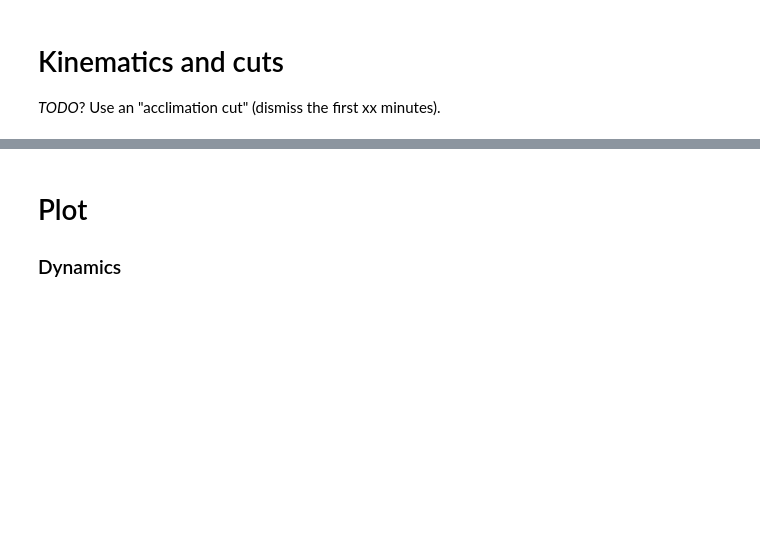
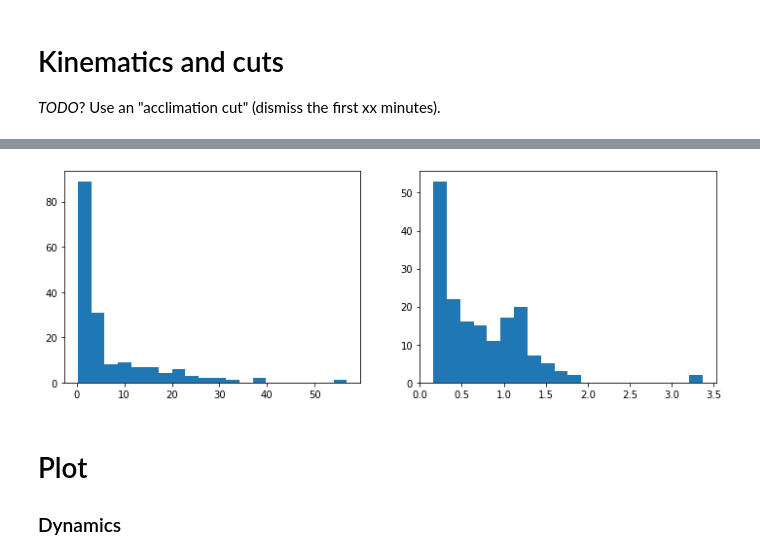
Before and after one commit to yffily/trilab-tracker, a Jupyter notebook: analyze.ipynb, the cells around one changed output, grey strips where cells are left out. Drawn from its saved outputs; the diff is of its cells as text; code cells hidden in the pictures; blank space fills up the shorter version.

```diff
--- a/analyze.ipynb
+++ b/analyze.ipynb
@@ -209,3 +242,12 @@ print(datetime.datetime.now()-t0)
+# %%
+fig,ax = plt.subplots(1,2,figsize=(12,4))
+I = P[0]
+dt = time[I[1:]]-time[I[:-1]]
+ax[0].hist(dt,bins=20)
+ax[1].hist(np.absolute(conv[I]),bins=20)
+plt.show()
+# %% [output]
+[figure, added]
 # %% [markdown]
 # Plot
 
```
Also changed, not shown: parts of 4 cells of this notebook, 1 other file.
